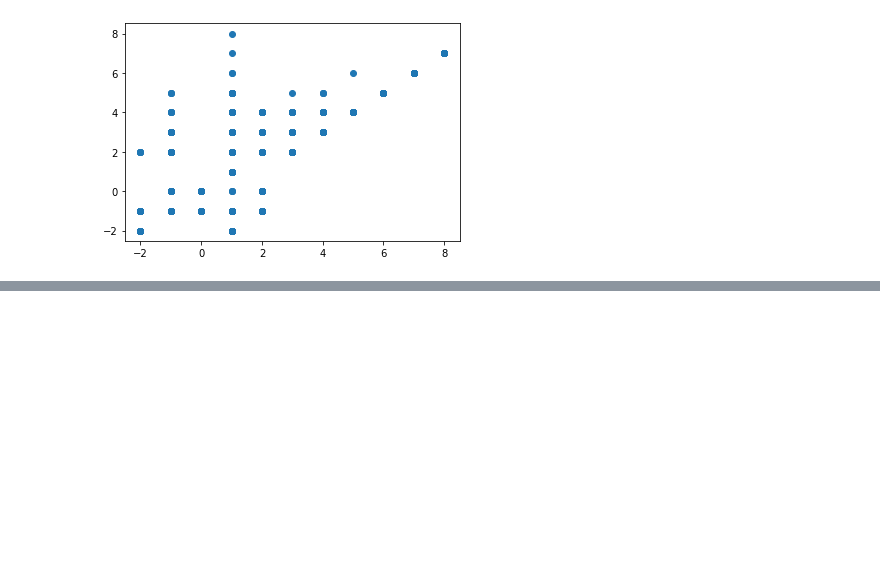
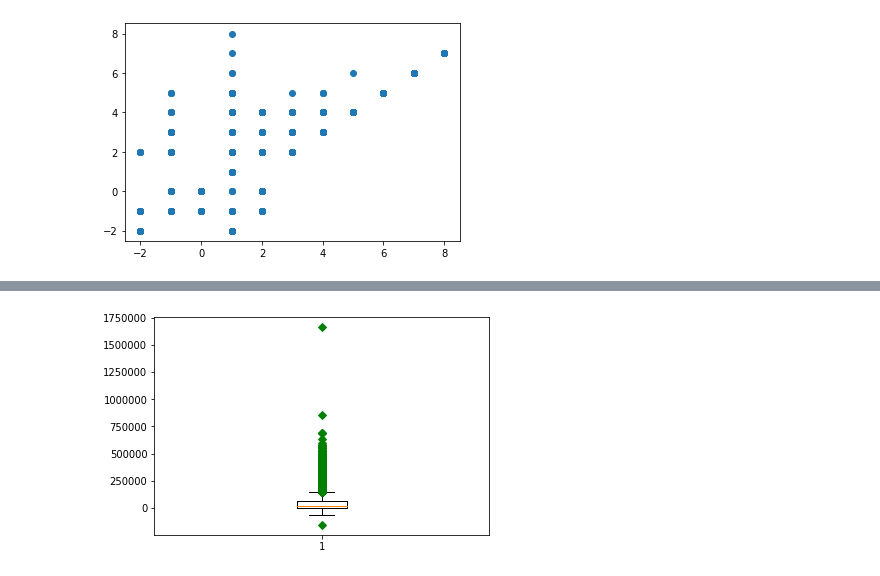
Before and after one commit to rchacon-xx/dataanalysis, a Jupyter notebook: Modulo5/Tarea 2/CreditOneExploratoryAnalysis.ipynb, the cells around one changed output, grey strips where cells are left out. Cells and saved outputs as stored; diff of their text form; code cells hidden in the pictures; blank space fills up the shorter version.

```diff
--- a/Modulo5/Tarea 2/CreditOneExploratoryAnalysis.ipynb
+++ b/Modulo5/Tarea 2/CreditOneExploratoryAnalysis.ipynb
@@ -108,0 +136,6 @@ plt.scatter(x,y)
+# %%
+C = credit['BILL_AMT3']
+plt.boxplot(C,0,'gD')
+plt.show()
+# %% [output]
+[figure, added]
```
Also changed, not shown: parts of 82 cells of this notebook, 2 other files.
